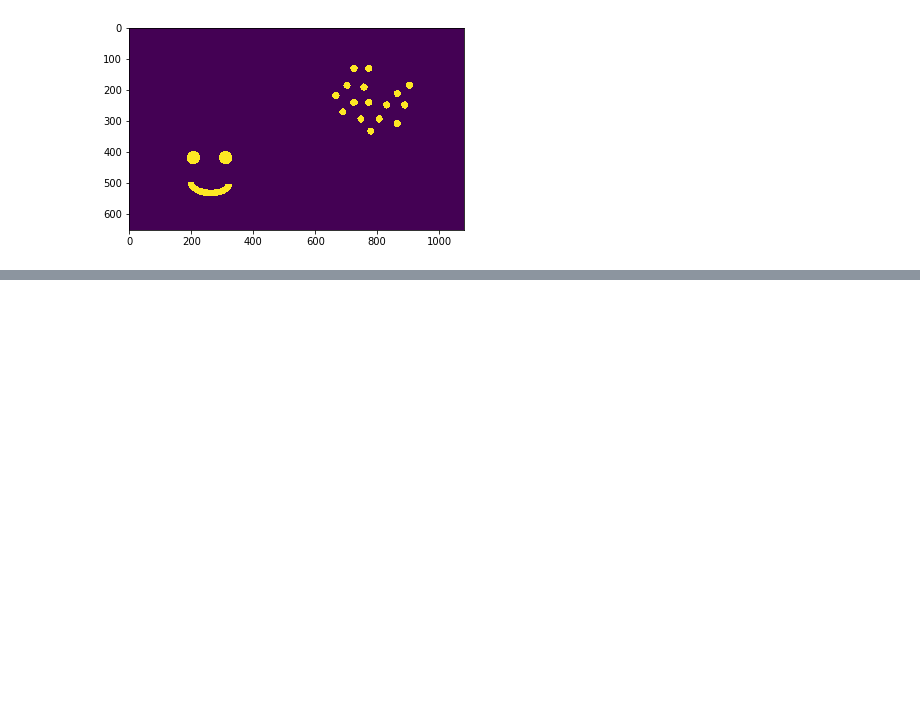
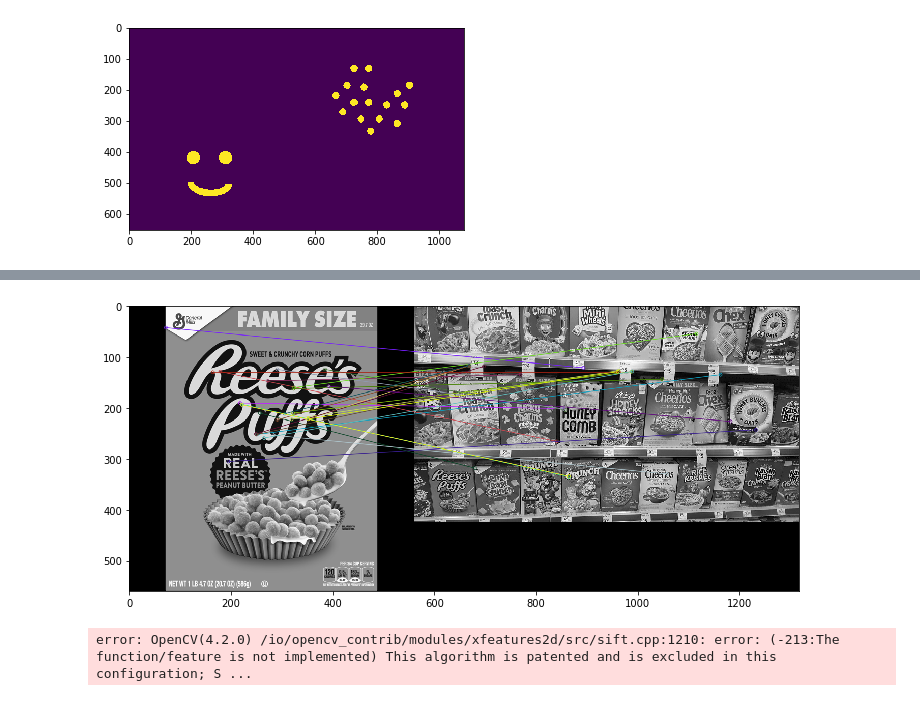
Before and after one commit to fares-ds/Computer_Vision_with_OpenCV_and_TensorFlow, a Jupyter notebook: Object_Detection.ipynb, the cells around one changed output, grey strips where cells are left out. Cells and saved outputs as stored; diff of their text form; code cells hidden in the pictures; blank space fills up the shorter version.

Commit message:
Object detection

```diff
--- a/Object_Detection.ipynb
+++ b/Object_Detection.ipynb
@@ -338,0 +362,20 @@ plt.imshow(internal_contours)
+# %%
+orb = cv2.ORB_create()
+
+kp1, des1 = orb.detectAndCompute(reeses, None)
+kp2, des2 = orb.detectAndCompute(cereals, None)
+
+bf = cv2.BFMatcher(cv2.NORM_HAMMING, crossCheck=True)
+
+matches = bf.match(des1, des2)
+matches = sorted(matches, key=lambda x:x.distance)
+# %%
+reeses_matches = cv2.drawMatches(reeses, kp1, cereals, kp2, matches[:25], None, flags=2)
+# %%
+display_img(reeses_matches)
+# %% [output]
+[figure, added]
+# %%
+sift = cv2.xfeatures2d.SIFT_create()
+# %% [output]
+error: OpenCV(4.2.0) /io/opencv_contrib/modules/xfeatures2d/src/sift.cpp:1210: error: (-213:The function/feature is not implemented) This algorithm is patented and is excluded in this configuration; S ...
```
Also changed, not shown: parts of 12 cells of this notebook.
